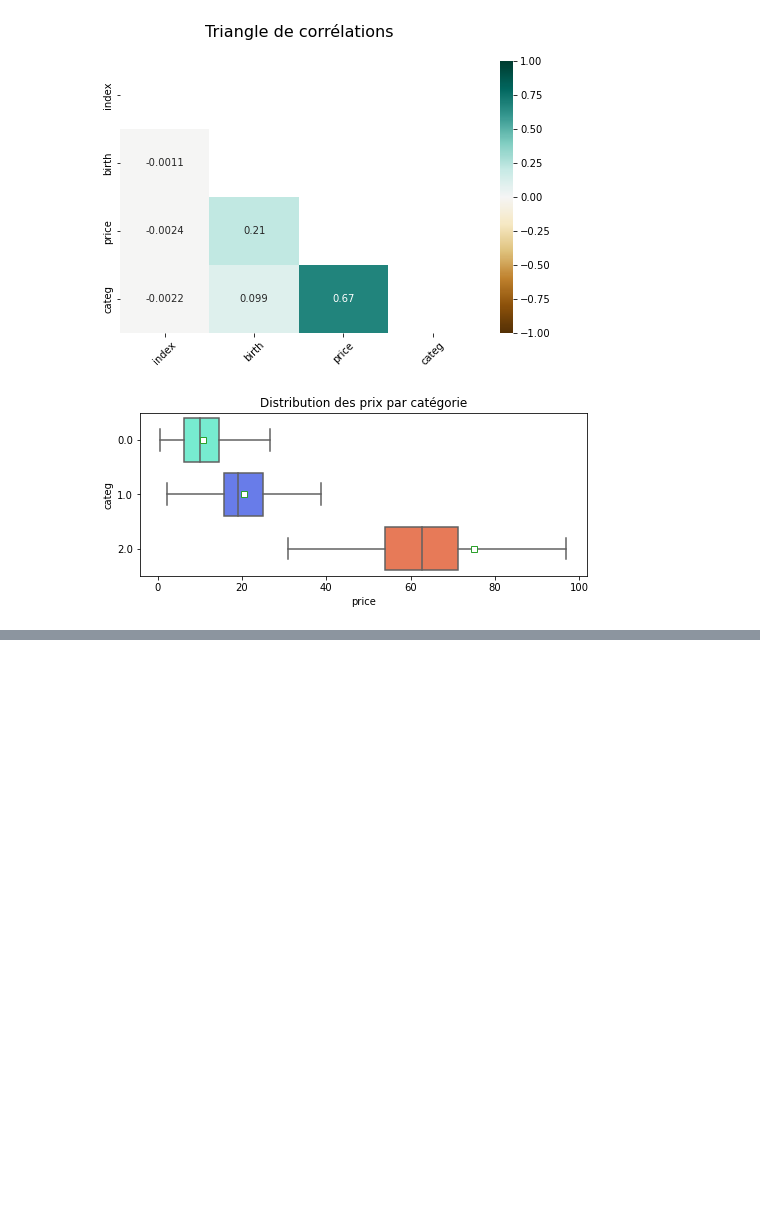
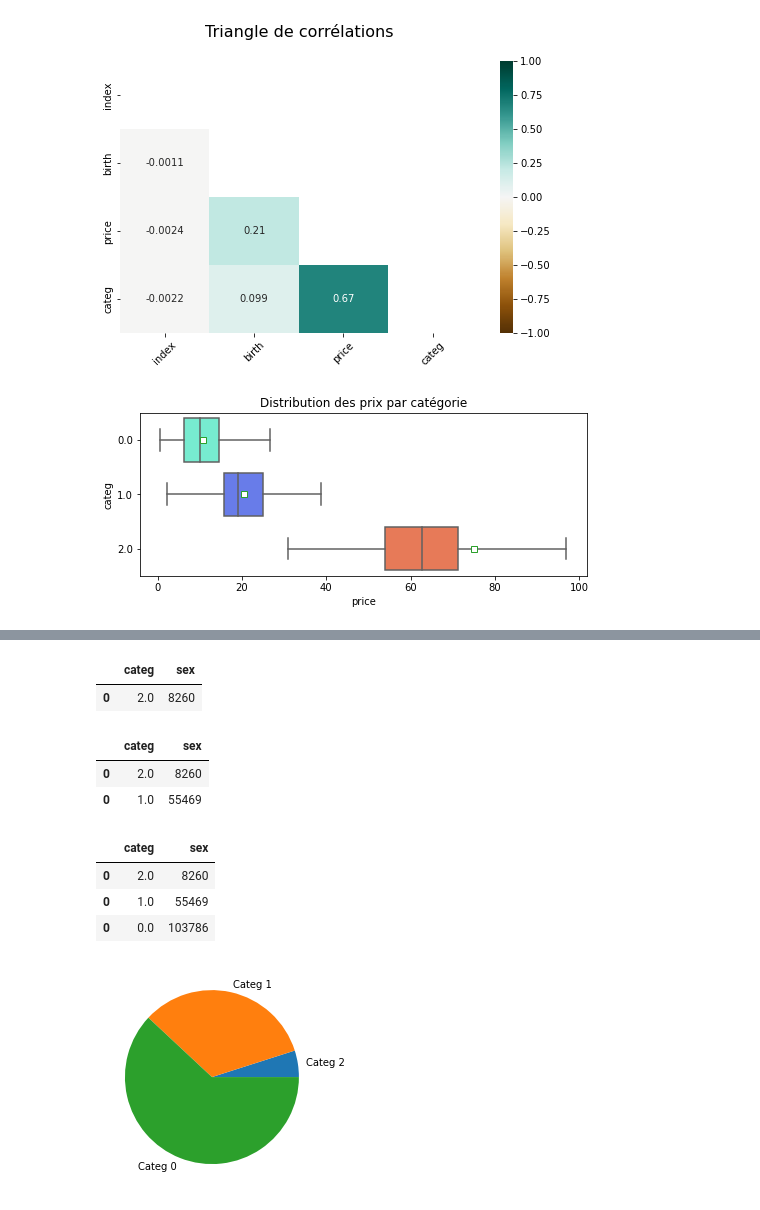
Before and after one commit to LaurenceAndraud/Brief---Book-business, a Jupyter notebook: analyse_librairie(bis).ipynb, the cells around one changed output, grey strips where cells are left out. Drawn from its saved outputs; the diff is of its cells as text; code cells hidden in the pictures; blank space fills up the shorter version.

```diff
--- a/analyse_librairie(bis).ipynb
+++ b/analyse_librairie(bis).ipynb
@@ -427,0 +587,29 @@ r
+# %%
+fem_two = fem_two.groupby(by = ['categ']).size().reset_index(name = 'sex')
+fem_two
+# %% [output]
+|  | categ | sex |
+| 0 | 2.0 | 8260 |
+# %%
+fem = fem_two.append(fem_one)
+fem
+# %% [output]
+|  | categ | sex |
+| 0 | 2.0 | 8260 |
+| 0 | 1.0 | 55469 |
+# %%
+fem = fem.append(fem_o)
+fem
+# %% [output]
+|  | categ | sex |
+| 0 | 2.0 | 8260 |
+| 0 | 1.0 | 55469 |
+| 0 | 0.0 | 103786 |
+# %%
+x = np.array([8260, 55469, 103786])
+label = ["Categ 2", "Categ 1", "Categ 0"]
+
+plt.pie(x, labels=label)
+plt.show()
+# %% [output]
+[figure, added]
```
Also changed, not shown: parts of 29 cells of this notebook.
